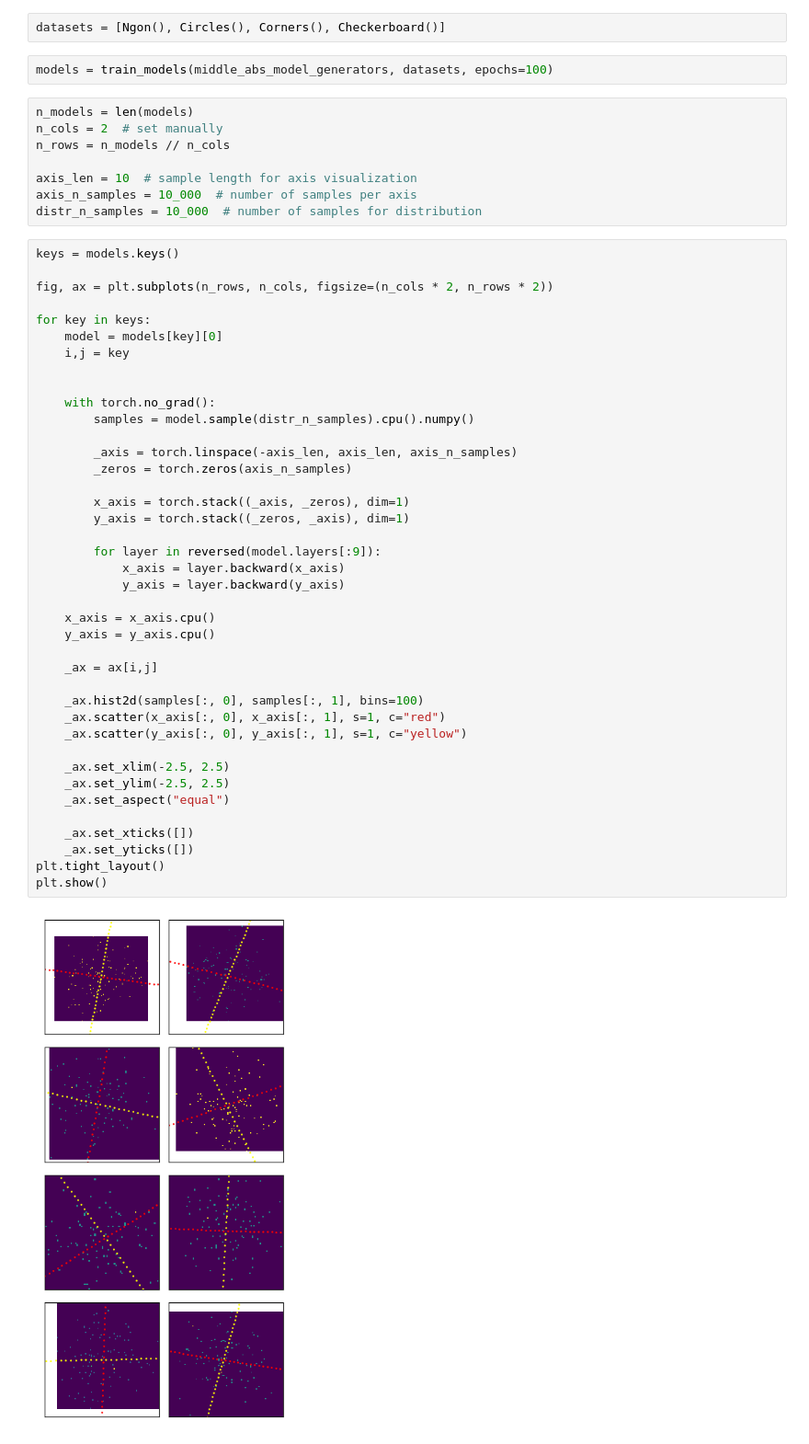
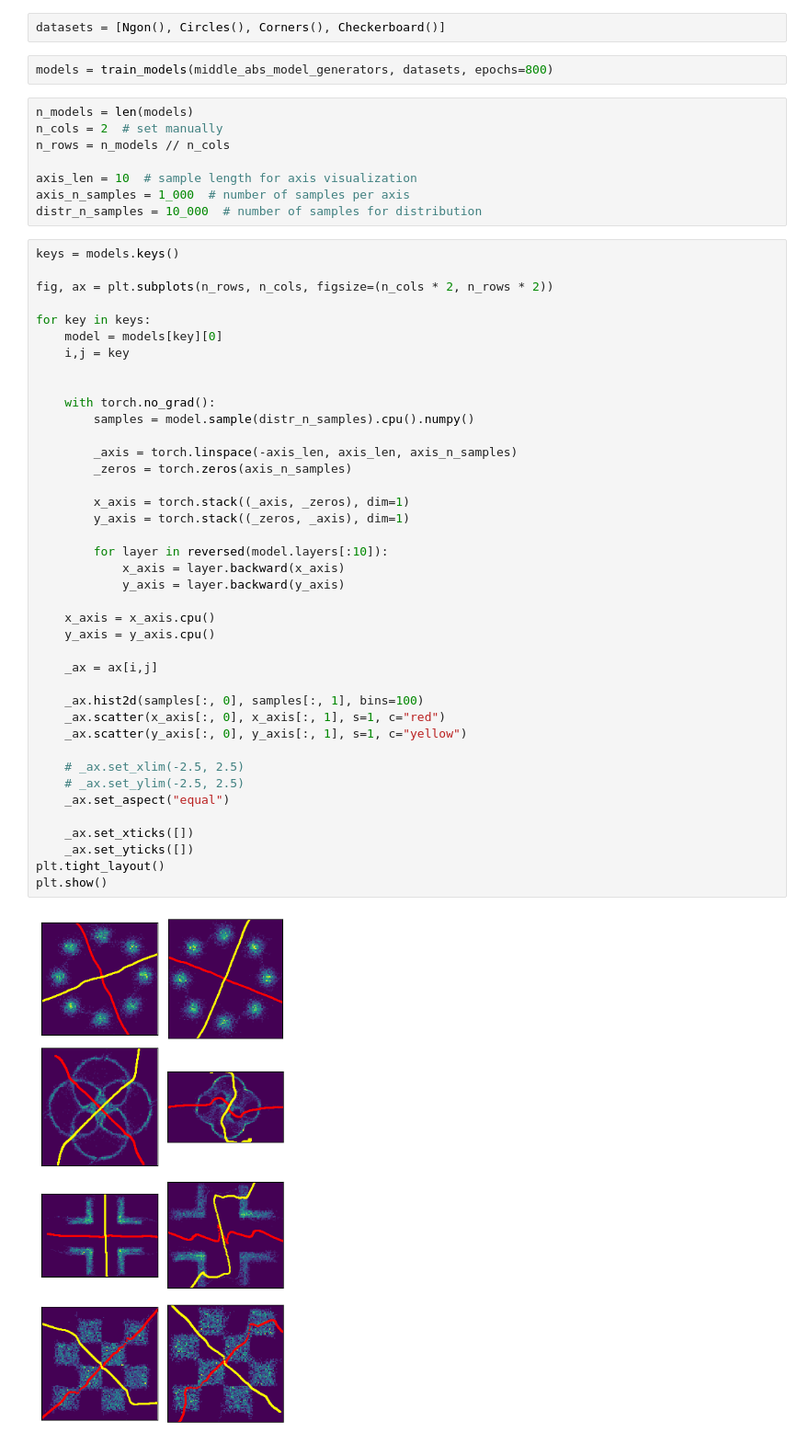
Before and after one commit to xiaoxiae/SurVAE-replication, a Jupyter notebook: symmetry_lines.ipynb, the cells around one changed output. Shown at 92% size. Saved outputs shown, nothing was run; the diff lists cells and outputs as text.

```diff
--- a/symmetry_lines.ipynb
+++ b/symmetry_lines.ipynb
@@ -33,14 +33,14 @@ middle_abs_model_generators = [
 # %%
 datasets = [Ngon(), Circles(), Corners(), Checkerboard()]
 # %%
-models = train_models(middle_abs_model_generators, datasets, epochs=100)
+models = train_models(middle_abs_model_generators, datasets, epochs=800)
 # %%
 n_models = len(models)
 n_cols = 2  # set manually
 n_rows = n_models // n_cols
 
 axis_len = 10  # sample length for axis visualization
-axis_n_samples = 10_000  # number of samples per axis
+axis_n_samples = 1_000  # number of samples per axis
 distr_n_samples = 10_000  # number of samples for distribution
 # %%
 keys = models.keys()
@@ -53,34 +53,34 @@ for key in keys:
 
 
     with torch.no_grad():
         samples = model.sample(distr_n_samples).cpu().numpy()
 
         _axis = torch.linspace(-axis_len, axis_len, axis_n_samples)
         _zeros = torch.zeros(axis_n_samples)
 
         x_axis = torch.stack((_axis, _zeros), dim=1)
         y_axis = torch.stack((_zeros, _axis), dim=1)
 
-        for layer in reversed(model.layers[:9]):
+        for layer in reversed(model.layers[:10]):
             x_axis = layer.backward(x_axis)
             y_axis = layer.backward(y_axis)
 
     x_axis = x_axis.cpu()
     y_axis = y_axis.cpu()
 
     _ax = ax[i,j]
 
     _ax.hist2d(samples[:, 0], samples[:, 1], bins=100)
     _ax.scatter(x_axis[:, 0], x_axis[:, 1], s=1, c="red")
     _ax.scatter(y_axis[:, 0], y_axis[:, 1], s=1, c="yellow")
 
-    _ax.set_xlim(-2.5, 2.5)
-    _ax.set_ylim(-2.5, 2.5)
+    # _ax.set_xlim(-2.5, 2.5)
+    # _ax.set_ylim(-2.5, 2.5)
     _ax.set_aspect("equal")
 
     _ax.set_xticks([])
     _ax.set_yticks([])
 plt.tight_layout()
 plt.show()
 # %% [output]
-[figure, old version]
+[figure, new version]
```
Also changed, not shown: parts of 4 cells of this notebook.
